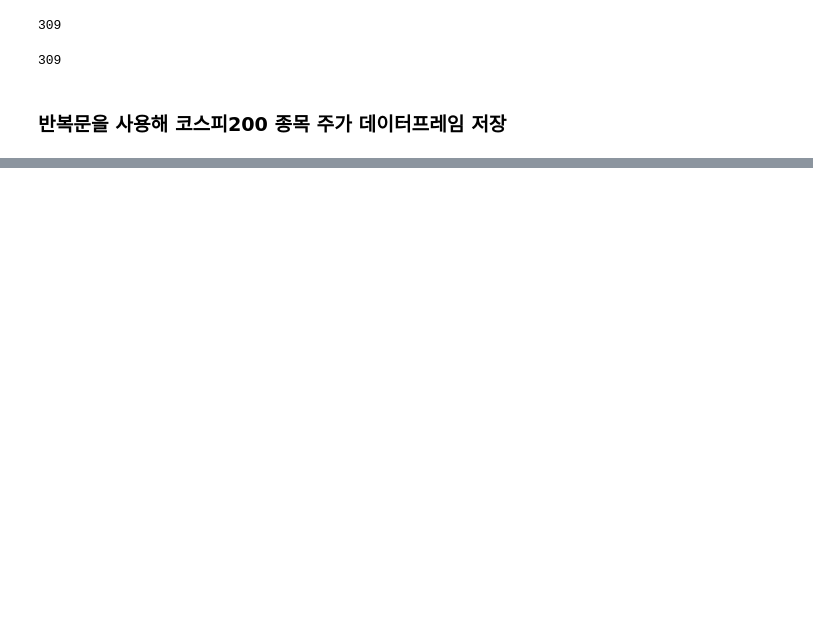
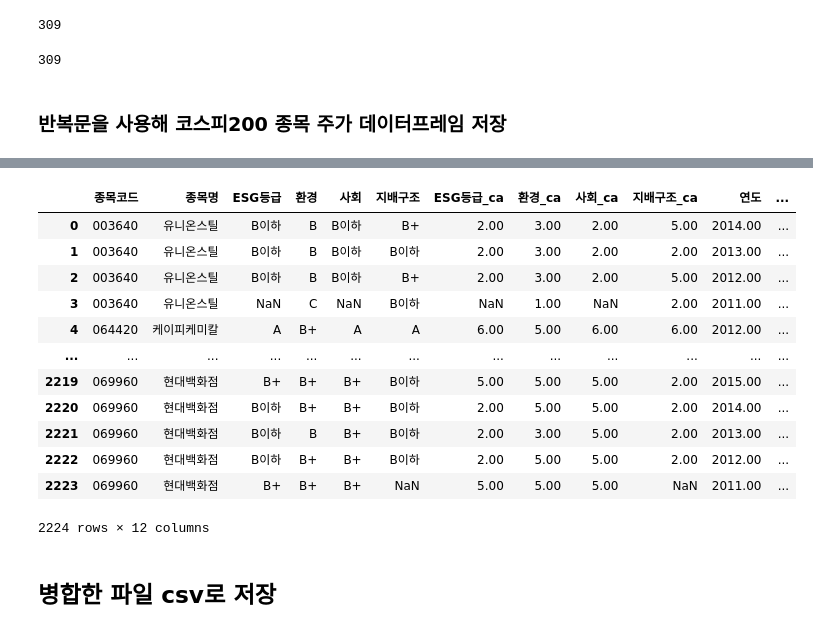
Before and after one commit to dkssudgb/ESG, a Jupyter notebook: dcdp/KOSPI_STOCK.ipynb, the cells around one changed output, grey strips where cells are left out. Cells and saved outputs as stored; diff of their text form; code cells hidden in the pictures; blank space fills up the shorter version.

```diff
--- a/dcdp/KOSPI_STOCK.ipynb
+++ b/dcdp/KOSPI_STOCK.ipynb
@@ -169,0 +245,19 @@ pd.options.display.float_format = '{:.2f}'.format
+# %%
+df.drop(['평가년도','종목명_y'], axis='columns', inplace=True)
+df.rename(columns={'종목명_x':'종목명'}, inplace=True)
+# %%
+df
+# %% [output]
+|  | 종목코드 | 종목명 | ESG등급 | 환경 | 사회 | 지배구조 | ESG등급_ca | 환경_ca | 사회_ca | 지배구조_ca | 연도 | ... |
+| 0 | 003640 | 유니온스틸 | B이하 | B | B이하 | B+ | 2.00 | 3.00 | 2.00 | 5.00 | 2014.00 | ... |
+| 1 | 003640 | 유니온스틸 | B이하 | B | B이하 | B이하 | 2.00 | 3.00 | 2.00 | 2.00 | 2013.00 | ... |
+| 2 | 003640 | 유니온스틸 | B이하 | B | B이하 | B+ | 2.00 | 3.00 | 2.00 | 5.00 | 2012.00 | ... |
+| 3 | 003640 | 유니온스틸 | NaN | C | NaN | B이하 | NaN | 1.00 | NaN | 2.00 | 2011.00 | ... |
+| 4 | 064420 | 케이피케미칼 | A | B+ | A | A | 6.00 | 5.00 | 6.00 | 6.00 | 2012.00 | ... |
+| ... | ... | ... | ... | ... | ... | ... | ... | ... | ... | ... | ... | ... |
+| 2219 | 069960 | 현대백화점 | B+ | B+ | B+ | B이하 | 5.00 | 5.00 | 5.00 | 2.00 | 2015.00 | ... |
+| 2220 | 069960 | 현대백화점 | B이하 | B+ | B+ | B이하 | 2.00 | 5.00 | 5.00 | 2.00 | 2014.00 | ... |
+| 2221 | 069960 | 현대백화점 | B이하 | B | B+ | B이하 | 2.00 | 3.00 | 5.00 | 2.00 | 2013.00 | ... |
+| 2222 | 069960 | 현대백화점 | B이하 | B+ | B+ | B이하 | 2.00 | 5.00 | 5.00 | 2.00 | 2012.00 | ... |
+| 2223 | 069960 | 현대백화점 | B+ | B+ | B+ | NaN | 5.00 | 5.00 | 5.00 | NaN | 2011.00 | ... |
+2224 rows × 12 columns
@@ -169,0 +266,2 @@ pd.options.display.float_format = '{:.2f}'.format
+# %% [markdown]
+## 병합한 파일 csv로 저장
```
Also changed, not shown: parts of 11 cells of this notebook, 2 other files.
